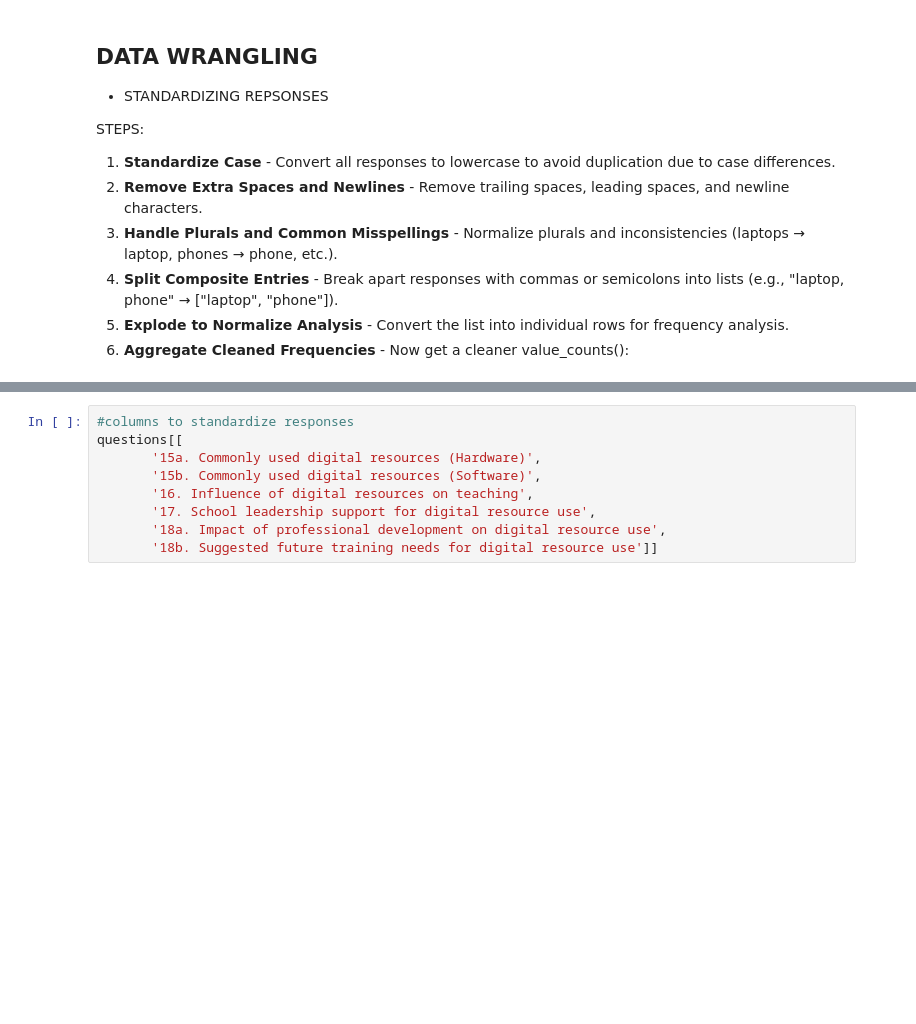
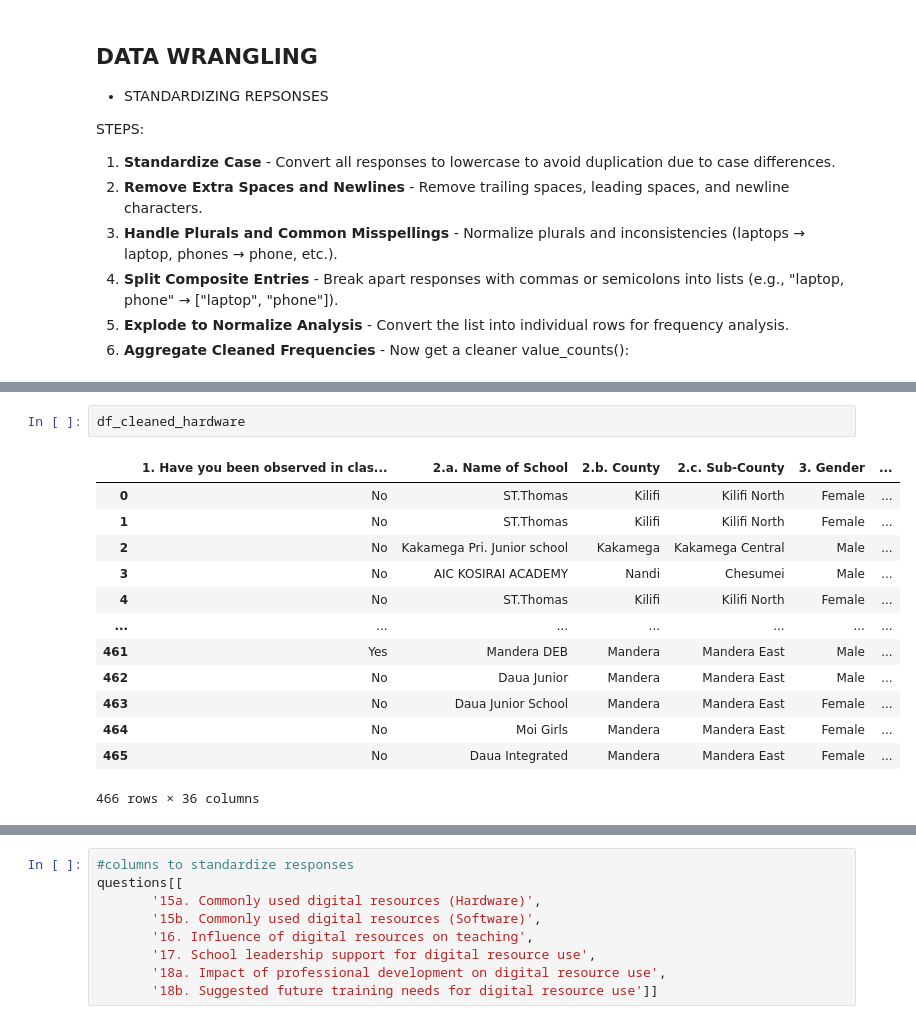
Before and after one commit to davidmasai/kenya-stem-digital-efficacy, a Jupyter notebook: Kenya_stem_digital_efficacy.ipynb, the cells around one changed output, grey strips where cells are left out. Cells and saved outputs as stored; diff of their text form; blank space fills up the shorter version.

```diff
--- a/Kenya_stem_digital_efficacy.ipynb
+++ b/Kenya_stem_digital_efficacy.ipynb
@@ -1099,0 +1229,16 @@ STEPS:
+# %%
+df_cleaned_hardware
+# %% [output]
+|  | 1. Have you been observed in clas... | 2.a. Name of School | 2.b. County | 2.c. Sub-County | 3. Gender | ... |
+| 0 | No | ST.Thomas | Kilifi | Kilifi North | Female | ... |
+| 1 | No | ST.Thomas | Kilifi | Kilifi North | Female | ... |
+| 2 | No | Kakamega Pri. Junior school | Kakamega | Kakamega Central | Male | ... |
+| 3 | No | AIC KOSIRAI ACADEMY | Nandi | Chesumei | Male | ... |
+| 4 | No | ST.Thomas | Kilifi | Kilifi North | Female | ... |
+| ... | ... | ... | ... | ... | ... | ... |
+| 461 | Yes | Mandera DEB | Mandera | Mandera East | Male | ... |
+| 462 | No | Daua Junior | Mandera | Mandera East | Male | ... |
+| 463 | No | Daua Junior School | Mandera | Mandera East | Female | ... |
+| 464 | No | Moi Girls | Mandera | Mandera East | Female | ... |
+| 465 | No | Daua Integrated | Mandera | Mandera East | Female | ... |
+466 rows × 36 columns
```
Also changed, not shown: parts of 7 cells of this notebook.
